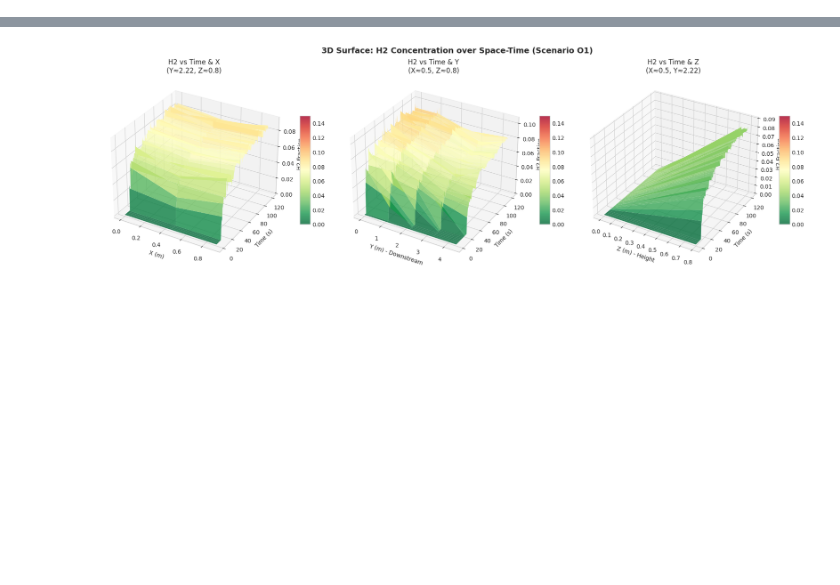
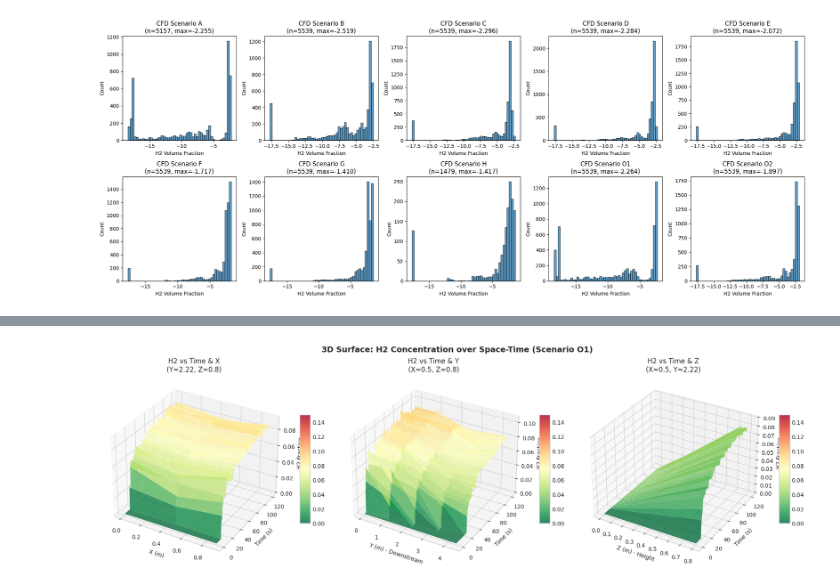
Before and after one commit to nicmig/H2-dispersion-model, a Jupyter notebook: data_analysis.ipynb, the cells around one changed output, grey strips where cells are left out. Drawn from its saved outputs; the diff is of its cells as text; code cells hidden in the pictures; blank space fills up the shorter version.

```diff
--- a/data_analysis.ipynb
+++ b/data_analysis.ipynb
@@ -46,3 +73,25 @@ plt.show()
+# %%
+# CFD scenario histograms
+fig, axes = plt.subplots(2, 5, figsize=(20, 8))
+axes = axes.flatten()
+
+cfd_scenarios = ['A', 'B', 'C', 'D', 'E', 'F', 'G', 'H', 'O1', 'O2']
+
+for idx, scenario in enumerate(cfd_scenarios):
+    ax = axes[idx]
+    df_scenario = df[(df['source'] == 'cfd') & (df['scenario'] == scenario)]
+    log_h2 = np.log(df_scenario['h2_volume_fraction'] + 1e-8)
+
+    ax.hist(log_h2, bins=50, alpha=0.7, edgecolor='black')
+    ax.set_title(f'CFD Scenario {scenario}\n(n={len(df_scenario)}, max={log_h2.max():.3f})')
+    ax.set_xlabel('H2 Volume Fraction')
+    ax.set_ylabel('Count')
+
+plt.tight_layout()
+plt.savefig(data_dir / 'cfd_histograms.png', dpi=150)
+plt.show()
+# %% [output]
+[figure, added]
 # %%
 # Experiment histograms (sample of 9)
 exp_ids = df[df['source'] == 'experiment']['experiment_id'].unique()[:9]
```
Also changed, not shown: parts of 19 cells of this notebook.
